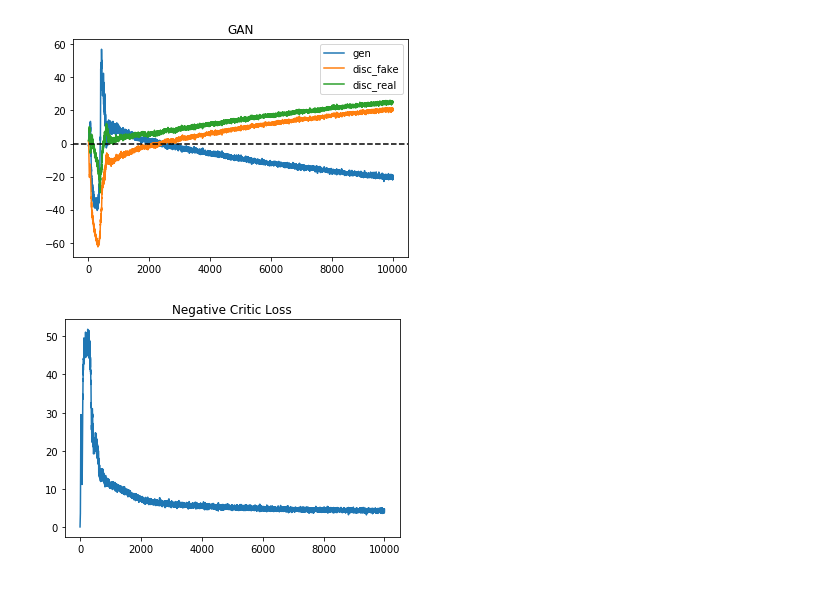
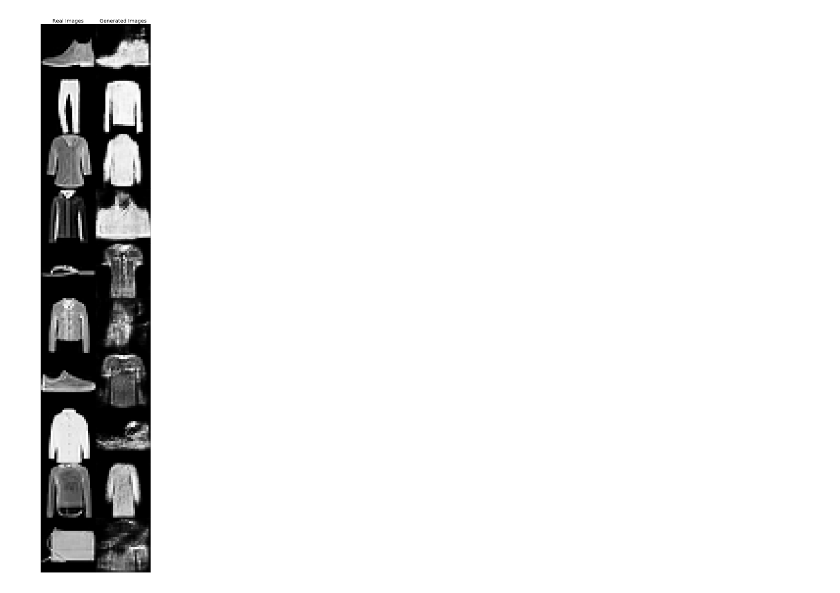
Before and after one commit to joasepul/gan-experiments, a Jupyter notebook: wgan-gp-fashion-mnsit.ipynb, the cells around one changed output. Cells and saved outputs as stored; diff of their text form; code cells hidden in the pictures.

Commit message:
retrained with new normalization

```diff
--- a/wgan-gp-fashion-mnsit.ipynb
+++ b/wgan-gp-fashion-mnsit.ipynb
@@ -419,6 +427,6 @@ discriminator.save((checkpoints_model_path / f'epoch-{epoch}-{model_type}-discri
 for i in range(10):
     noise = np.random.normal(0,1, (1,100))
     gen_img = unnormalize_tanh( generator.predict(noise)[0])
-    plt.imshow(gen_img.reshape(28,28))
+    plt.imshow(gen_img.reshape(28,28), cmap='gray')
     plt.show()
 # %% [output]
@@ -435,18 +443,27 @@ for i in range(10):
-# %%
-plt.plot(gen_loss_list, label="gen")
-plt.plot(disc_fake_list, label="disc_fake")
-plt.plot(disc_real_list, label="disc_real")
-plt.axhline(y=0, color='black', linestyle='--')
-plt.legend()
-plt.title("GAN")
-plt.savefig(figure_model_path / 'gan.png')
-plt.show()
-
-negative_critic_loss  = np.array(disc_real_list)-np.array(disc_fake_list)
-plt.plot(negative_critic_loss)
-plt.title("Negative Critic Loss")
-plt.savefig(figure_model_path / 'negative_critic.png')
-plt.show()
-# %% [output]
-[figure, removed]
-[figure, removed]
+# %%
+from mpl_toolkits.axes_grid1 import ImageGrid
+
+fig = plt.figure(figsize=(200., 40.))
+grid = ImageGrid(fig, 111,  # similar to subplot(111)
+                 nrows_ncols=(10, 2),  # creates 2x2 grid of axes
+                 axes_pad=0.0,  # pad between axes in inch.
+                 )
+
+
+for i in range(20):
+    if i % 2 == 0:
+        grid[i].imshow(x_test[i].reshape(28,28), cmap='gray')
+        grid[i].set_xticks([])
+        grid[i].set_yticks([])
+
+    else:
+        noise = np.random.normal(0,1, (1,100))
+        gen_img = unnormalize_tanh( generator.predict(noise)[0])
+        grid[i].imshow(gen_img.reshape(28,28), cmap='gray')
+        grid[i].set_xticks([])
+        grid[i].set_yticks([])
+grid[0].set_title('Real Images', fontsize=20.)
+grid[1].set_title('Generated Images', fontsize=20.)
+plt.show()
+# %% [output]
+[figure, added]
```
Also changed, not shown: parts of 10 cells of this notebook.
